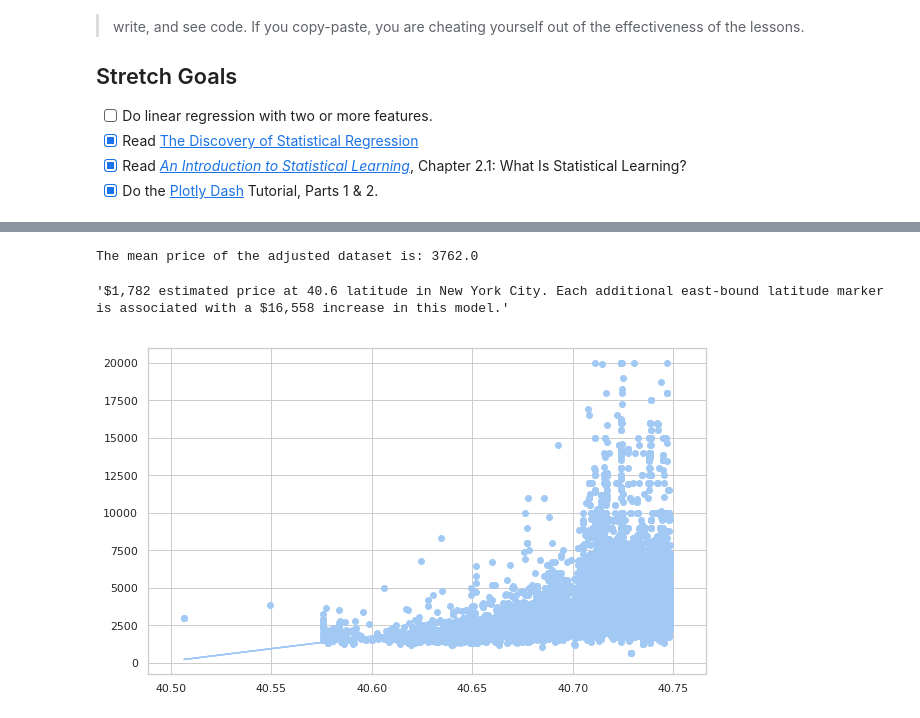
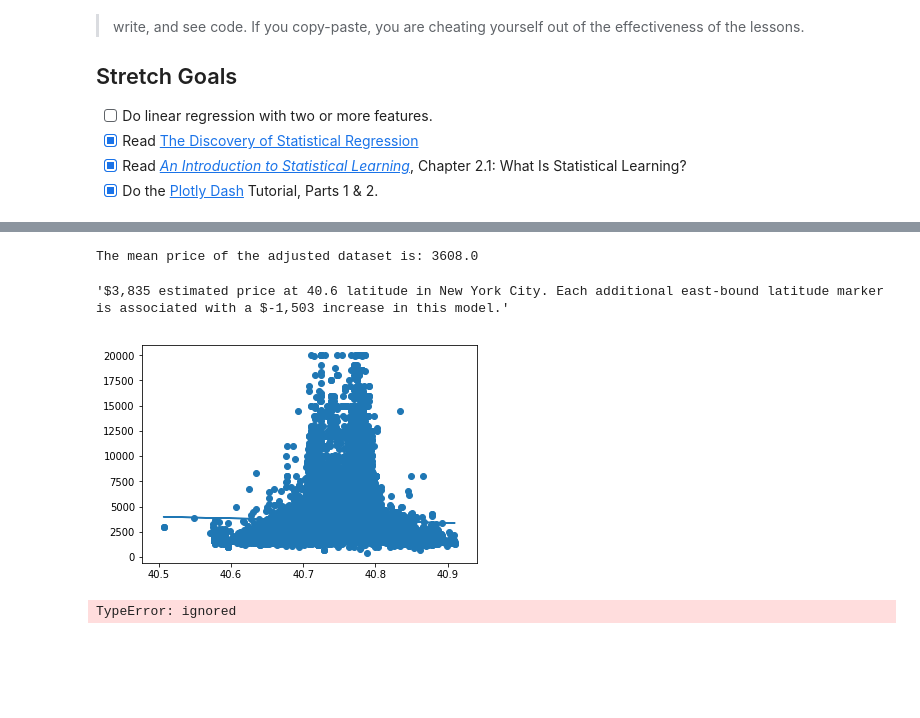
Before and after one commit to ianforrest11/DS-Unit-2-Regression-Classification, a Jupyter notebook: module1/assignment_regression_classification_1.ipynb, the cells around one changed output, grey strips where cells are left out. Saved outputs shown, nothing was run; the diff lists cells and outputs as text; code cells hidden in the pictures; blank space fills up the shorter version.

```diff
--- a/module1/assignment_regression_classification_1.ipynb
+++ b/module1/assignment_regression_classification_1.ipynb
@@ -66,8 +107,8 @@ from sklearn.linear_model import LinearRegression
 # Set latitude and longitude of NYC
 # set price below $20,000
 
-df = df[(df['latitude']>=40.505867) & (df['latitude']<=40.748163)]
-df = df[(df['longitude']>=-74.248192) & (df['longitude']<=-73.909600)]
+df = df[(df['latitude']>=40.505867) & (df['latitude']<=40.913796)]
+df = df[(df['longitude']>=-74.248192) & (df['longitude']<=-73.7)]
 df = df[(df['price'] <= 20000) & (df['price']>200)]
 
 
@@ -85,33 +126,38 @@ model = LinearRegression()
 
 # define features and target, and respective variables
 features = ['latitude']
 target = 'price'
 X = df[features]
 y = df[target]
 
 # fit model
 model.fit(X,y)
 
 # apply model
 y_pred = model.predict(X)
 
 # print model
 plt.scatter(X,y)
 plt.plot(X, y_pred)
 
 
 # create predict function
 def predict(latitude):
     y_pred = model.predict([[latitude]])
     estimate = y_pred[0]
     coefficient = model.coef_[0]
 
     result = f'${estimate:,.0f} estimated price at {latitude} latitude in New York City.'
     explanation = f' Each additional east-bound latitude marker is associated with a ${coefficient:,.0f} increase in this model.'
     return result + explanation
 
 predict(40.6)
 # %% [output]
-The mean price of the adjusted dataset is: 3762.0
+The mean price of the adjusted dataset is: 3608.0
-'$1,782 estimated price at 40.6 latitude in New York City. Each additional east-bound latitude marker is associated with a $16,558 increase in this model.'
+'$3,835 estimated price at 40.6 latitude in New York City. Each additional east-bound latitude marker is associated with a $-1,503 increase in this model.'
-[figure, old version]
+[figure, new version]
+# %%
+from zipfile import ZipFile
+ZipFile.extractall(path='/content/Borough Boundaries.zip', members=None, pwd=None)
+# %% [output]
+TypeError: ignored
```
Also changed, not shown: parts of 12 cells of this notebook.
